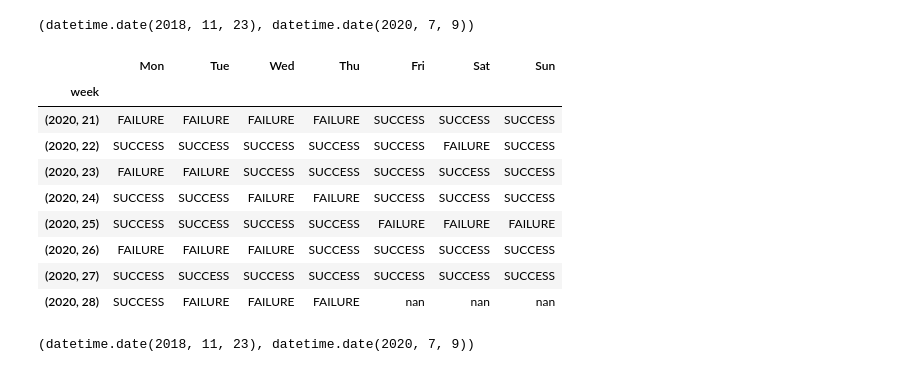
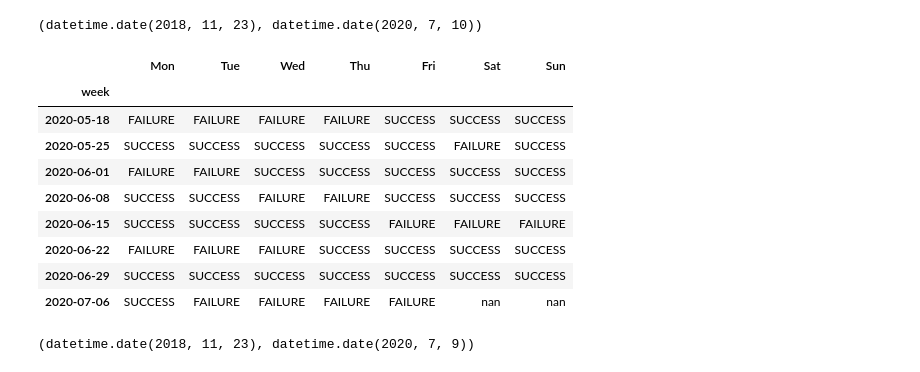
Before and after one commit to nailbiter/for, a Jupyter notebook: forjupiter/2020-06-24-good-day.ipynb, the cells around one changed output. Drawn from its saved outputs; the diff is of its cells as text; code cells hidden in the pictures.

```diff
--- a/forjupiter/2020-06-24-good-day.ipynb
+++ b/forjupiter/2020-06-24-good-day.ipynb
@@ -26,43 +26,47 @@ records = [{"status":r["status"],"date":r["date"].date()} for r in timecoll.find
 # %%
 import pandas as pd
 from datetime import timedelta,datetime,date
 from termcolor import colored
 
 df = pd.DataFrame(records)
 min_date = df.min(axis=0).date
 max_date = max(df.max(axis=0).date,datetime.now().date()-timedelta(days=1))
 print((min_date,max_date))
 
 dates = [min_date]
 while dates[-1]<max_date: dates.append(dates[-1]+timedelta(days=1))
 dates = dates[::-1]
 df_2 = pd.DataFrame([{"date":d,"status":"FAILURE"} for d in dates]).set_index("date")
 df = df_2.join(df.set_index("date"),rsuffix="_true")
 df = pd.DataFrame([{"date":r["date"],"status":r["status"] if pd.isna(r["status_true"]) else r["status_true"]} for r in df.reset_index().to_dict(orient="records")])
 df = pd.DataFrame([{"date":r["date"],"week":r["date"].isocalendar()[:2],"status":r["status"]} for r in df.reset_index().to_dict(orient="records")])
 
 def color_negative_red(val):
     """
     Takes a scalar and returns a string with
     the css property `'color: red'` for negative
     strings, black otherwise.
     """
     color = 'red' if val =="FAILURE" else 'black'
     return 'color: %s' % color
 
-pd.DataFrame([{"week":week,**{r["date"].strftime("%a"):r["status"] for r in pdf.to_dict(orient="records")}} for week,pdf in df.groupby(by="week")]).loc[:,["week","Mon","Tue","Wed","Thu","Fri","Sat","Sun"]].set_index("week").tail(8).style.applymap(color_negative_red)
+pd.DataFrame([
+    {"week":min([r["date"] for r in pdf.to_dict(orient="records")]),**{r["date"].strftime("%a"):r["status"] for r in pdf.to_dict(orient="records")}}
+    for week,pdf
+    in df.groupby(by="week")
+]).loc[:,["week","Mon","Tue","Wed","Thu","Fri","Sat","Sun"]].set_index("week").tail(8).style.applymap(color_negative_red)
 # %% [output]
-(datetime.date(2018, 11, 23), datetime.date(2020, 7, 9))
+(datetime.date(2018, 11, 23), datetime.date(2020, 7, 10))
 |  | Mon | Tue | Wed | Thu | Fri | Sat | Sun |
 | week |  |  |  |  |  |  |  |
-| (2020, 21) | FAILURE | FAILURE | FAILURE | FAILURE | SUCCESS | SUCCESS | SUCCESS |
-| (2020, 22) | SUCCESS | SUCCESS | SUCCESS | SUCCESS | SUCCESS | FAILURE | SUCCESS |
-| (2020, 23) | FAILURE | FAILURE | SUCCESS | SUCCESS | SUCCESS | SUCCESS | SUCCESS |
-| (2020, 24) | SUCCESS | SUCCESS | FAILURE | FAILURE | SUCCESS | SUCCESS | SUCCESS |
-| (2020, 25) | SUCCESS | SUCCESS | SUCCESS | SUCCESS | FAILURE | FAILURE | FAILURE |
-| (2020, 26) | FAILURE | FAILURE | FAILURE | SUCCESS | SUCCESS | SUCCESS | SUCCESS |
-| (2020, 27) | SUCCESS | SUCCESS | SUCCESS | SUCCESS | SUCCESS | SUCCESS | SUCCESS |
-| (2020, 28) | SUCCESS | FAILURE | FAILURE | FAILURE | nan | nan | nan |
+| 2020-05-18 | FAILURE | FAILURE | FAILURE | FAILURE | SUCCESS | SUCCESS | SUCCESS |
+| 2020-05-25 | SUCCESS | SUCCESS | SUCCESS | SUCCESS | SUCCESS | FAILURE | SUCCESS |
+| 2020-06-01 | FAILURE | FAILURE | SUCCESS | SUCCESS | SUCCESS | SUCCESS | SUCCESS |
+| 2020-06-08 | SUCCESS | SUCCESS | FAILURE | FAILURE | SUCCESS | SUCCESS | SUCCESS |
+| 2020-06-15 | SUCCESS | SUCCESS | SUCCESS | SUCCESS | FAILURE | FAILURE | FAILURE |
+| 2020-06-22 | FAILURE | FAILURE | FAILURE | SUCCESS | SUCCESS | SUCCESS | SUCCESS |
+| 2020-06-29 | SUCCESS | SUCCESS | SUCCESS | SUCCESS | SUCCESS | SUCCESS | SUCCESS |
+| 2020-07-06 | SUCCESS | FAILURE | FAILURE | FAILURE | FAILURE | nan | nan |
 # %%
 import pandas as pd
 from datetime import timedelta,datetime,date
```
Also changed, not shown: 3 other files.
